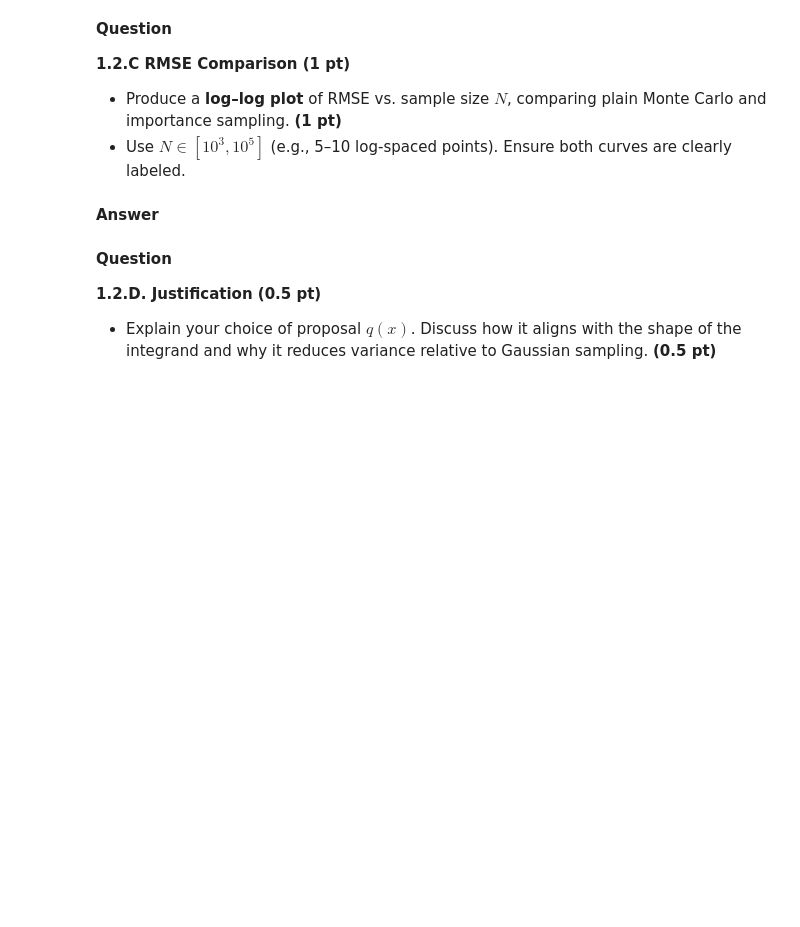
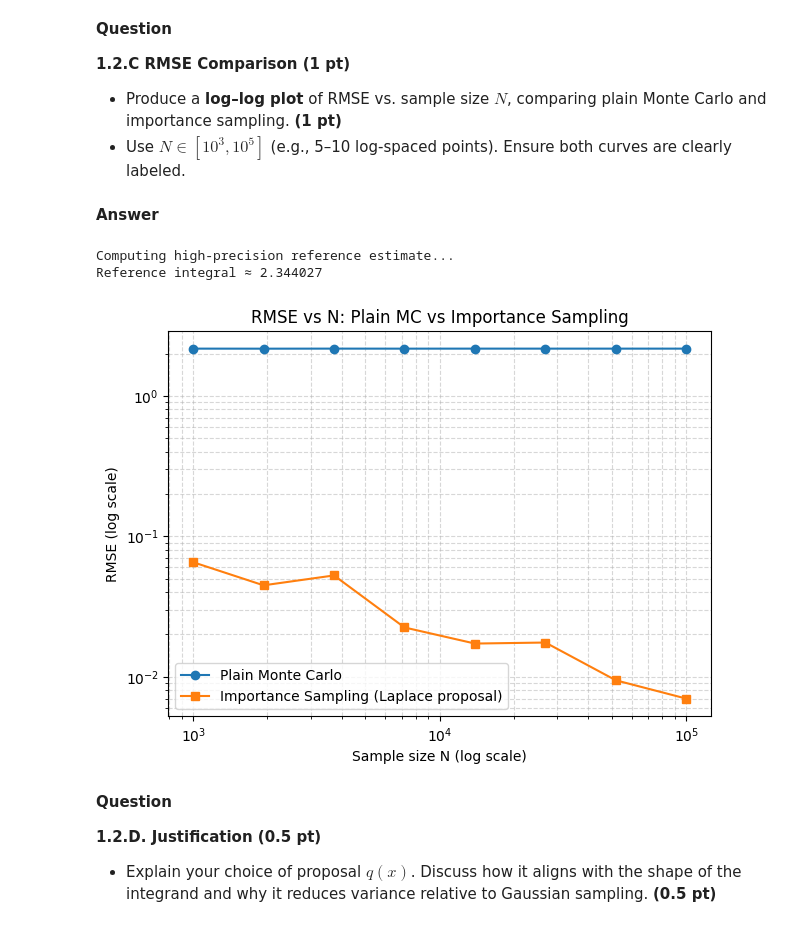
Before and after one commit to amarmohammed398/COM64101_Assignment_part1_b22063am, a Jupyter notebook: COM64101_Assignment_part1_b22063am.ipynb, the cells around one changed output. Cells and saved outputs as stored; diff of their text form; code cells hidden in the pictures; blank space fills up the shorter version.

```diff
--- a/COM64101_Assignment_part1_b22063am.ipynb
+++ b/COM64101_Assignment_part1_b22063am.ipynb
@@ -278,24 +303,15 @@ plt.show()
 # %% [markdown]
 **Answer**
 # %%
-import numpy as np
-
-# Integrand (already defined earlier, but redefining here for safety)
-def integrand(x):
-    l1 = np.sum(np.abs(x), axis=-1)
-    l2 = np.linalg.norm(x, axis=-1)
-    return np.exp(-l1) * np.sin(l2)
-
-# Function to run plain Monte Carlo
+# monte carlo function plain version
 def plain_mc(N, rng=np.random.default_rng()):
-    # Draw samples x ~ N(0, I2)
     x = rng.normal(0, 1, size=(N, 2))
     fx = integrand(x)
     I_hat = fx.mean()
     SE = fx.std(ddof=1) / np.sqrt(N)
     return I_hat, SE
 
-# Try multiple N to show error decrease
+# experiment with multiple N to show error decreases
 Ns = [1_000, 5_000, 20_000, 100_000]
 results = []
 
@@ -305,7 +321,7 @@ for N in Ns:
     results.append((N, I_hat, SE))
     print(f"N={N:>7}   I_hat={I_hat: .6f}   StdErr={SE: .6f}")
 
-# Optionally store results in a dataframe for nicer display:
+# storing the results in a dataframe for a nicer display
 try:
     import pandas as pd
     df_results = pd.DataFrame(results, columns=["N", "I_hat", "StdErr"])
@@ -417,27 +443,7 @@ except ImportError:
 # %% [markdown]
 **Answer**
 # %%
-# --- 1.2.C RMSE Comparison: Plain MC vs Importance Sampling ---
-
-import numpy as np
-import matplotlib.pyplot as plt
-
-# Reuse integrand and sampling functions from 1.2.A and 1.2.B:
-
-def integrand(x):
-    l1 = np.sum(np.abs(x), axis=-1)
-    l2 = np.linalg.norm(x, axis=-1)
-    return np.exp(-l1) * np.sin(l2)
-
-# Plain Monte Carlo --------------------------------------------------
-def plain_mc(N, rng=np.random.default_rng()):
-    x = rng.normal(0, 1, size=(N, 2))
-    fx = integrand(x)
-    I_hat = fx.mean()
-    SE = fx.std(ddof=1) / np.sqrt(N)
-    return I_hat, SE
-
-# Laplace proposal for IS --------------------------------------------
+# laplace proposal for IS
 b = 1.0
 
 def sample_q(N, rng=np.random.default_rng()):
@@ -454,39 +460,39 @@ def importance_sampling(N, rng=np.random.default_rng()):
     w = fx / np.exp(log_q(x))   # f(x) / q(x)
     I_hat = w.mean()
     SE = w.std(ddof=1) / np.sqrt(N)
     return I_hat, SE
 
-# --------------------------------------------------------------
-# Estimate a "ground truth" using a very large importance sampler
-# --------------------------------------------------------------
+# estimate a "ground truth" using a very large importance sampler
 print("Computing high-precision reference estimate...")
 I_ref, _ = importance_sampling(2_000_000)
 print(f"Reference integral ≈ {I_ref:.6f}")
 
-# --------------------------------------------------------------
 # RMSE vs N on a log–log plot
-# --------------------------------------------------------------
 Ns = np.logspace(3, 5, 8, dtype=int)  # ~10^3 to 10^5
 rmse_mc = []
 rmse_is = []
 
 for N in Ns:
     I_hat_mc, SE_mc = plain_mc(N)
     I_hat_is, SE_is = importance_sampling(N)
 
     rmse_mc.append(np.sqrt((I_hat_mc - I_ref)**2 + SE_mc**2))
     rmse_is.append(np.sqrt((I_hat_is - I_ref)**2 + SE_is**2))
 
-# Plot
+# Plot chart to vieqw visualisation
 plt.figure(figsize=(7,5))
 plt.loglog(Ns, rmse_mc, 'o-', label="Plain Monte Carlo")
 plt.loglog(Ns, rmse_is, 's-', label="Importance Sampling (Laplace proposal)")
 plt.xlabel("Sample size N (log scale)")
 plt.ylabel("RMSE (log scale)")
 plt.title("RMSE vs N: Plain MC vs Importance Sampling")
 plt.grid(True, which="both", ls="--", alpha=0.5)
 plt.legend()
 plt.show()
+# %% [output]
+Computing high-precision reference estimate...
+Reference integral ≈ 2.344027
+[figure, added]
 # %% [markdown]
 **Question**
 
```
Also changed, not shown: parts of 20 cells of this notebook.
